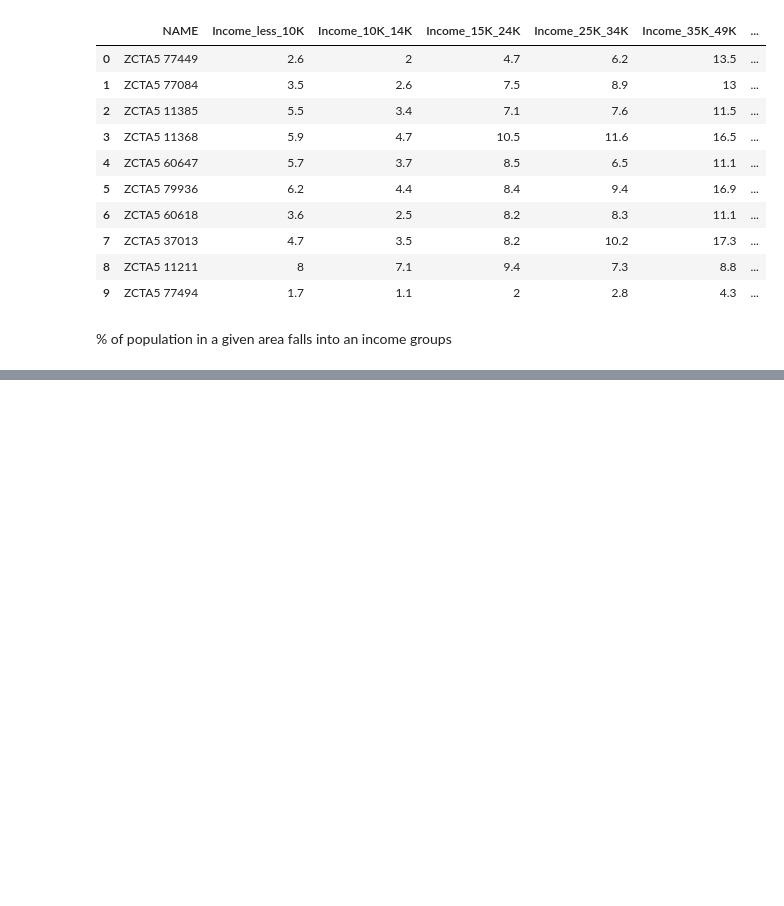
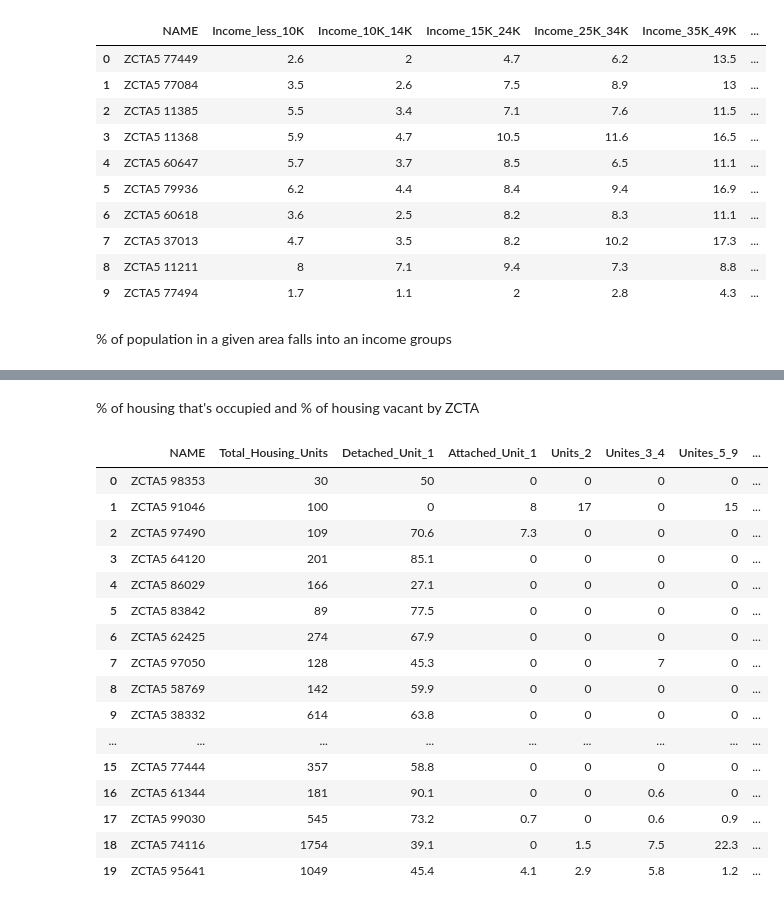
Before and after one commit to xindixu/US-demographic-analysis, a Jupyter notebook: primary-data/acs-2018_explore.ipynb, the cells around one changed output, grey strips where cells are left out. Saved outputs shown, nothing was run; the diff lists cells and outputs as text; code cells hidden in the pictures; blank space fills up the shorter version.

Commit message:
Finish housing data

```diff
--- a/primary-data/acs-2018_explore.ipynb
+++ b/primary-data/acs-2018_explore.ipynb
@@ -114,0 +136,28 @@ limit 10
+# %% [markdown]
+% of housing that's occupied and % of housing vacant by ZCTA
+# %%
+%%bigquery
+select NAME, DP04_0006E as Total_Housing_Units, DP04_0007PE as Detached_Unit_1, DP04_0008PE as Attached_Unit_1, DP04_0009PE as Units_2, DP04_0010PE as Unites_3_4,
+DP04_0011PE as Unites_5_9, DP04_0012PE as Unites_10_19, DP04_0013PE as Unites_20_More, DP04_0014PE as Mobile_Home, DP04_0015PE as RV_Boat
+from acs_2018_staging.housing
+where safe_cast(DP04_0015PE as FLOAT64) > 0
+order by safe_cast(DP04_0015PE as FLOAT64) desc
+limit 20
+# %% [output]
+|  | NAME | Total_Housing_Units | Detached_Unit_1 | Attached_Unit_1 | Units_2 | Unites_3_4 | Unites_5_9 | ... |
+| 0 | ZCTA5 98353 | 30 | 50 | 0 | 0 | 0 | 0 | ... |
+| 1 | ZCTA5 91046 | 100 | 0 | 8 | 17 | 0 | 15 | ... |
+| 2 | ZCTA5 97490 | 109 | 70.6 | 7.3 | 0 | 0 | 0 | ... |
+| 3 | ZCTA5 64120 | 201 | 85.1 | 0 | 0 | 0 | 0 | ... |
+| 4 | ZCTA5 86029 | 166 | 27.1 | 0 | 0 | 0 | 0 | ... |
+| 5 | ZCTA5 83842 | 89 | 77.5 | 0 | 0 | 0 | 0 | ... |
+| 6 | ZCTA5 62425 | 274 | 67.9 | 0 | 0 | 0 | 0 | ... |
+| 7 | ZCTA5 97050 | 128 | 45.3 | 0 | 0 | 7 | 0 | ... |
+| 8 | ZCTA5 58769 | 142 | 59.9 | 0 | 0 | 0 | 0 | ... |
+| 9 | ZCTA5 38332 | 614 | 63.8 | 0 | 0 | 0 | 0 | ... |
+| ... | ... | ... | ... | ... | ... | ... | ... | ... |
+| 15 | ZCTA5 77444 | 357 | 58.8 | 0 | 0 | 0 | 0 | ... |
+| 16 | ZCTA5 61344 | 181 | 90.1 | 0 | 0 | 0.6 | 0 | ... |
+| 17 | ZCTA5 99030 | 545 | 73.2 | 0.7 | 0 | 0.6 | 0.9 | ... |
+| 18 | ZCTA5 74116 | 1754 | 39.1 | 0 | 1.5 | 7.5 | 22.3 | ... |
+| 19 | ZCTA5 95641 | 1049 | 45.4 | 4.1 | 2.9 | 5.8 | 1.2 | ... |
```
Also changed, not shown: parts of 7 cells of this notebook.
